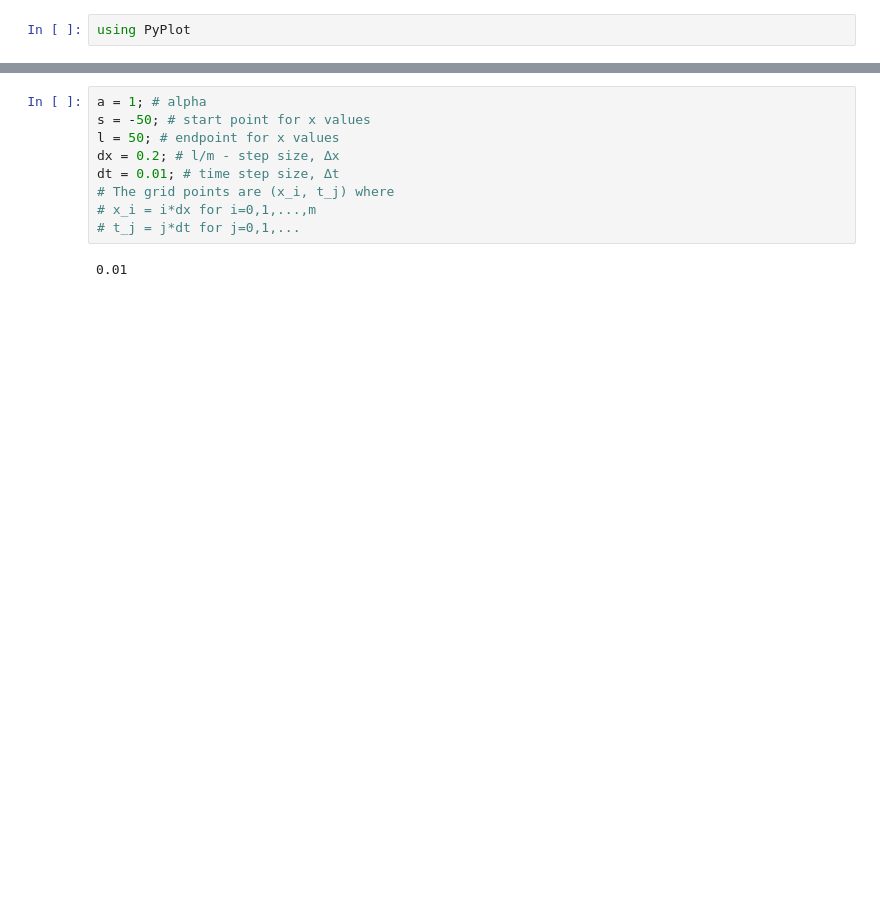
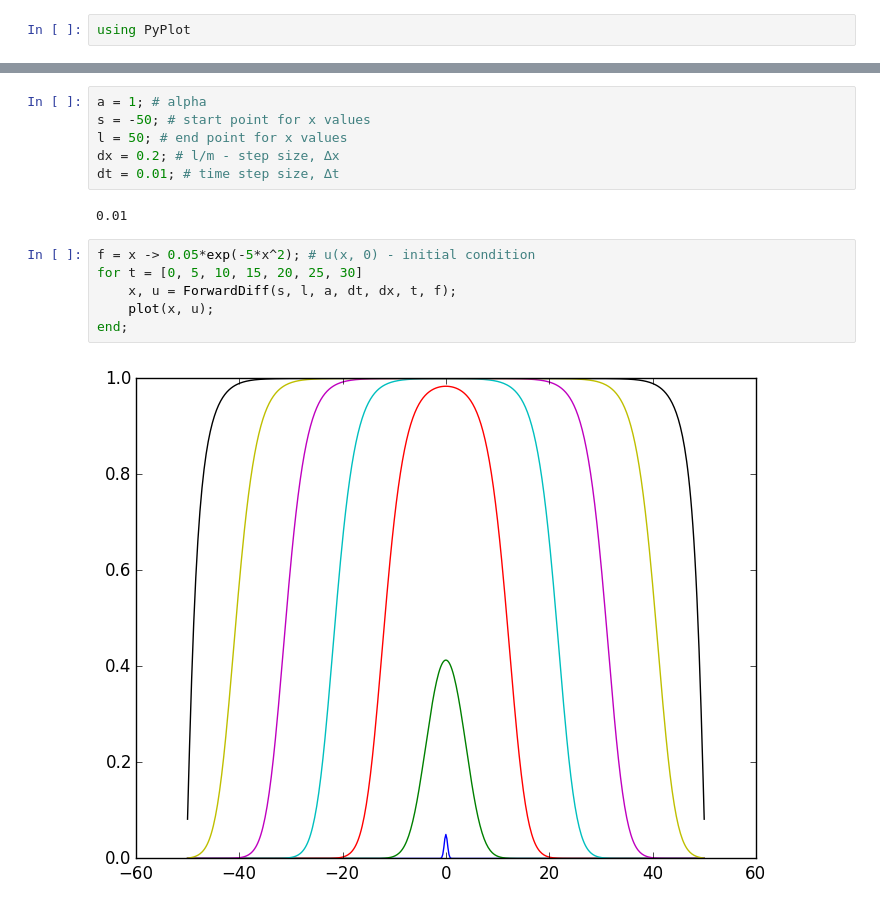
Before and after one commit to kelvinabrokwa/school, a Jupyter notebook: math414/lab.ipynb, the cells around one changed output, grey strips where cells are left out. Saved outputs shown, nothing was run; the diff lists cells and outputs as text; blank space fills up the shorter version.

```diff
--- a/math414/lab.ipynb
+++ b/math414/lab.ipynb
@@ -33,12 +32,17 @@ end;
 # %%
 a = 1; # alpha
 s = -50; # start point for x values
-l = 50; # endpoint for x values
+l = 50; # end point for x values
 dx = 0.2; # l/m - step size, ∆x
 dt = 0.01; # time step size, ∆t
-# The grid points are (x_i, t_j) where
-# x_i = i*dx for i=0,1,...,m
-# t_j = j*dt for j=0,1,...
 # %% [output]
 0.01
+# %%
+f = x -> 0.05*exp(-5*x^2); # u(x, 0) - initial condition
+for t = [0, 5, 10, 15, 20, 25, 30]
+    x, u = ForwardDiff(s, l, a, dt, dx, t, f);
+    plot(x, u);
+end;
+# %% [output]
+[figure, added]
 # %%
```
Also changed, not shown: parts of 3 cells of this notebook.
